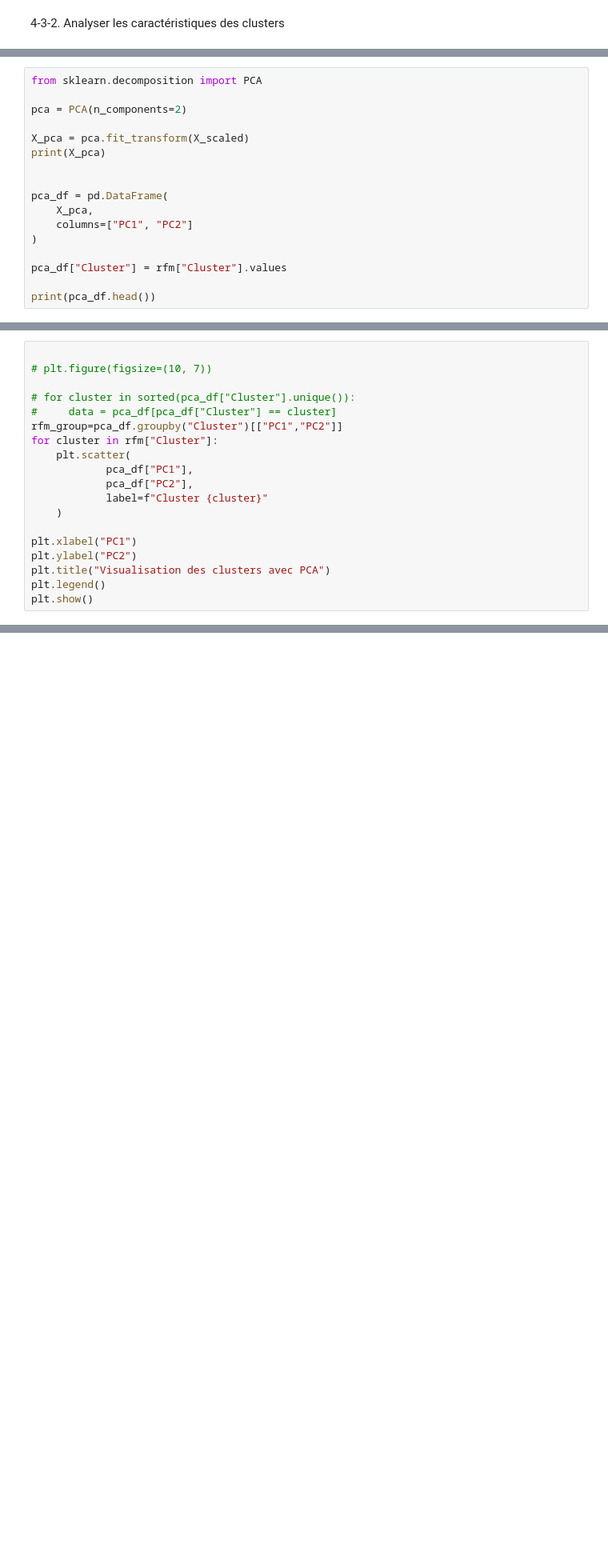
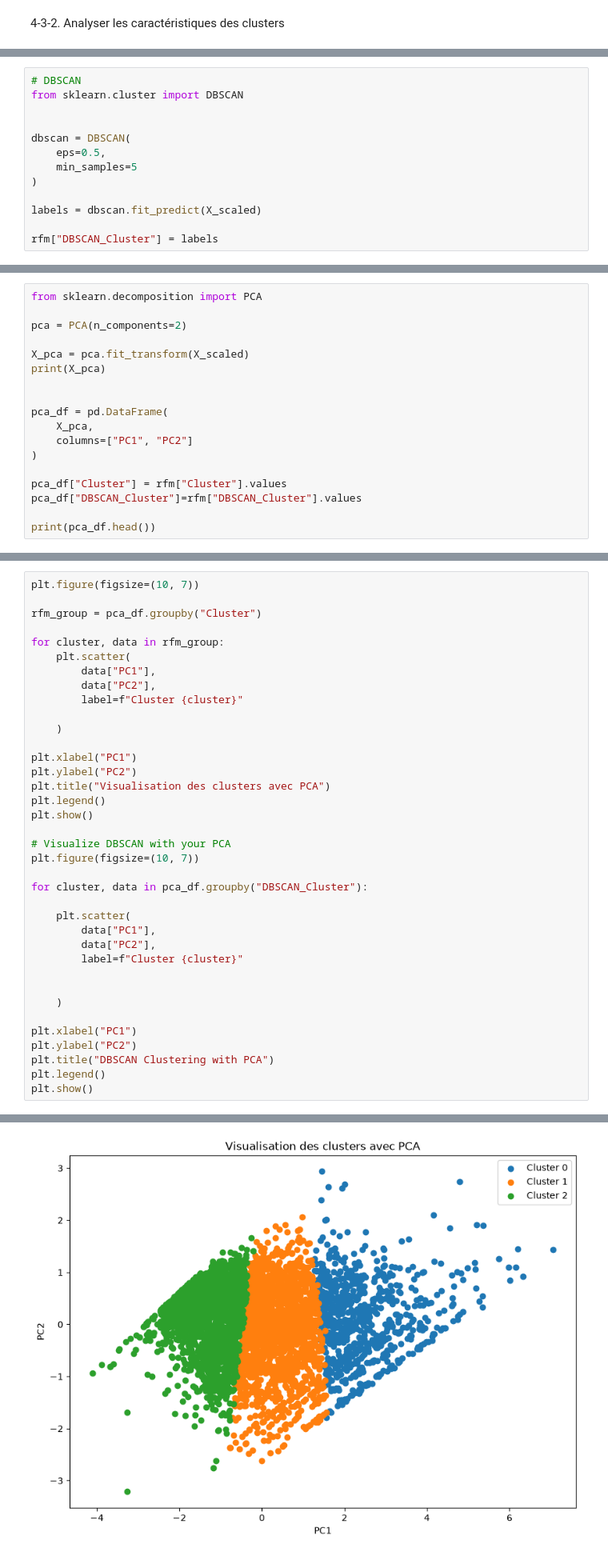
Before and after one commit to MohamedOuzzat/Segmentation_Client, a Jupyter notebook: notebooks/Segmentation_client.ipynb, the cells around one changed output, grey strips where cells are left out. Shown at 80% size. Saved outputs shown, nothing was run; the diff lists cells and outputs as text; blank space fills up the shorter version.

Commit message:
i make the PCA and DBSCAN

```diff
--- a/notebooks/Segmentation_client.ipynb
+++ b/notebooks/Segmentation_client.ipynb
@@ -230,3 +283,16 @@ rfm["type"] = rfm["Cluster"].map({
     1: "Clients inactifs",
     2: "Clients occasionnels"
 })
+# %%
+# DBSCAN
+from sklearn.cluster import DBSCAN
+
+
+dbscan = DBSCAN(
+    eps=0.5,
+    min_samples=5
+)
+
+labels = dbscan.fit_predict(X_scaled)
+
+rfm["DBSCAN_Cluster"] = labels
@@ -245,6 +313,7 @@ pca_df = pd.DataFrame(
 )
 
 pca_df["Cluster"] = rfm["Cluster"].values
+pca_df["DBSCAN_Cluster"]=rfm["DBSCAN_Cluster"].values
 
 print(pca_df.head())
 # %% [output]
@@ -252,15 +333,14 @@ NameError: name 'X_scaled' is not defined
 # %%
+plt.figure(figsize=(10, 7))
 
-# plt.figure(figsize=(10, 7))
+rfm_group = pca_df.groupby("Cluster")
 
-# for cluster in sorted(pca_df["Cluster"].unique()):
-#     data = pca_df[pca_df["Cluster"] == cluster]
-rfm_group=pca_df.groupby("Cluster")[["PC1","PC2"]]
-for cluster in rfm["Cluster"]:
+for cluster, data in rfm_group:
     plt.scatter(
-            pca_df["PC1"],
-            pca_df["PC2"],
-            label=f"Cluster {cluster}"
+        data["PC1"],
+        data["PC2"],
+        label=f"Cluster {cluster}"
+
     )
 
 plt.xlabel("PC1")
@@ -268,4 +348,23 @@ plt.ylabel("PC2")
 plt.title("Visualisation des clusters avec PCA")
 plt.legend()
 plt.show()
+
+# Visualize DBSCAN with your PCA
+plt.figure(figsize=(10, 7))
+
+for cluster, data in pca_df.groupby("DBSCAN_Cluster"):
+
+    plt.scatter(
+        data["PC1"],
+        data["PC2"],
+        label=f"Cluster {cluster}"
+
+
+    )
+
+plt.xlabel("PC1")
+plt.ylabel("PC2")
+plt.title("DBSCAN Clustering with PCA")
+plt.legend()
+plt.show()
 # %% [output]
@@ -272,0 +371 @@ NameError: name 'pca_df' is not defined
+[figure, added]
```
Also changed, not shown: parts of 18 cells of this notebook.
